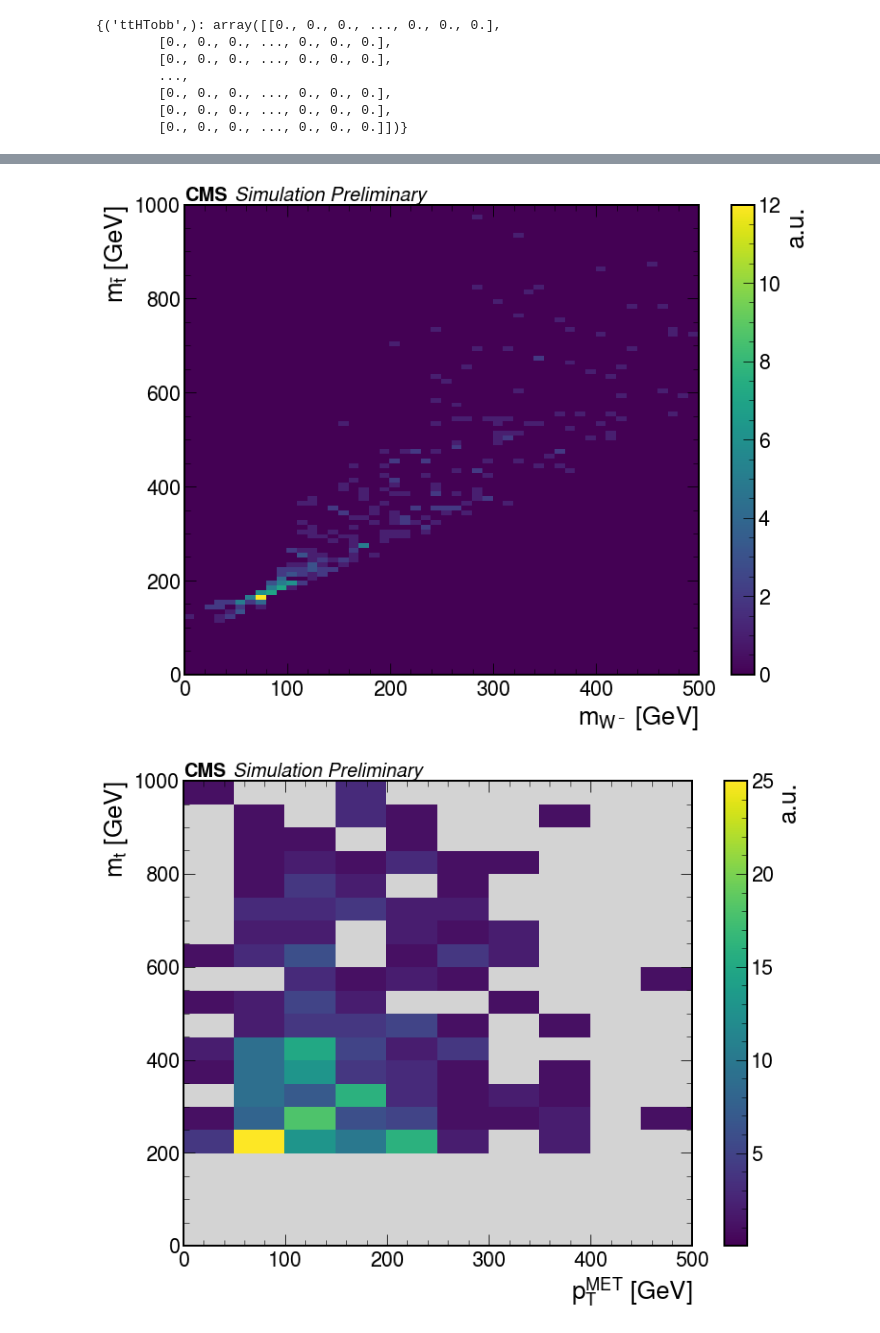
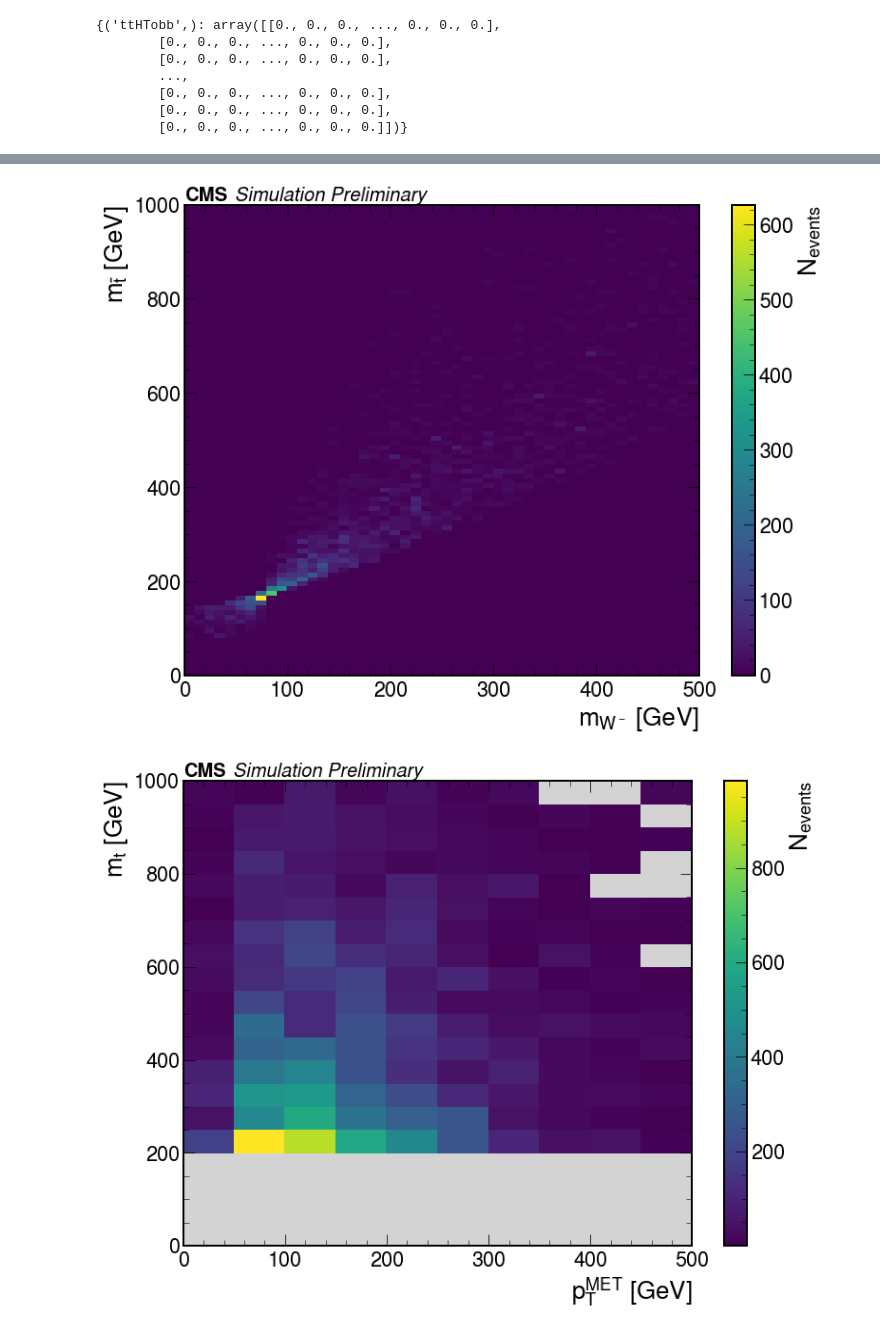
Before and after one commit to mmarchegiani/ttHbb, a Jupyter notebook: make_some_plots.ipynb, the cells around one changed output, grey strips where cells are left out. Drawn from its saved outputs; the diff is of its cells as text; code cells hidden in the pictures.

```diff
--- a/make_some_plots.ipynb
+++ b/make_some_plots.ipynb
@@ -31,0 +11,4 @@ output
+# %%
+#output = load("/work/mmarcheg/ttHbb/histograms/hists_dilepton_baseline_samples_t3local_2017_solvedmask.coffea")
+output = load("/work/mmarcheg/ttHbb/histograms/hists_dilepton_samples_TTTo2L2Nu_TTToSemiLeptonic_debug.coffea")
+output
@@ -198,6 +253,6 @@ plt.close(fig)
 # %%
 fig, ax = plt.subplots(nrows=1, ncols=1, figsize=(12,9))
-histo = output['hist2d_m_topbar_vs_m_w_minus_2l2bhighmt_weights_ones'].sum('dataset').rebin("x", hist.Bin("x", "$m_{W^-}$ [GeV]", np.arange(0,1505,10)))
+histo = output['hist2d_m_topbar_vs_m_w_minus_2l2bhighmt_weights_nominal'].sum('dataset').rebin("x", hist.Bin("x", "$m_{W^-}$ [GeV]", np.arange(0,1505,10)))
 hist.plot2d(histo, xaxis='x', ax=ax)
 cms(ax, hist2d=True)
 plt.xlim(0,500)
@@ -205,24 +260,24 @@ plt.ylim(0,1000)
 plt.show()
 plt.close(fig)
 # %% [output]
-[figure, old version]
+[figure, new version]
 # %%
 import copy
 fig, ax = plt.subplots(nrows=1, ncols=1, figsize=(12,9))
 my_cmap = copy.copy(cm.get_cmap("viridis"))
 #my_cmap = cm.jet
 my_cmap.set_under('lightgray',1)
-histo = output['hist2d_m_top_vs_met_2l2bhighmt_weights_ones'].sum('dataset')
+histo = output['hist2d_m_top_vs_met_2l2bhighmt_weights_nominal'].sum('dataset')
 histo = histo.rebin("x", hist.Bin("x", "$p_{T}^{MET}$ [GeV]", np.arange(0, 2050, 50)))
 histo = histo.rebin("y", hist.Bin("y", "$m_t$ [GeV]", np.arange(0, 2050, 50)))
 hist.plot2d(histo, xaxis='x', ax=ax, patch_opts={'cmap' : my_cmap, 'norm' : colors.Normalize(vmin=0.01)})
 cms(ax, hist2d=True)
 plt.xlim(0,500)
 plt.ylim(0,1000)
 plt.show()
 plt.close(fig)
 # %% [output]
-[figure, old version]
+[figure, new version]
 # %%
 fig, ax = plt.subplots(nrows=1, ncols=1, figsize=(12,9))
 my_cmap = copy.copy(cm.get_cmap("viridis"))
```
Also changed, not shown: parts of 30 cells of this notebook, 3 other files.
